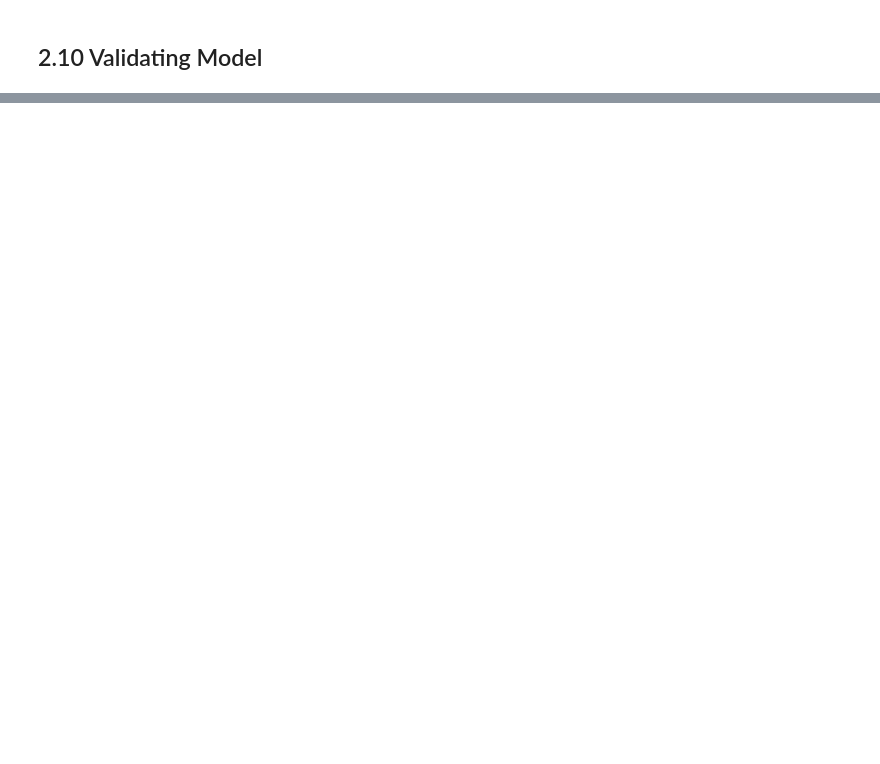
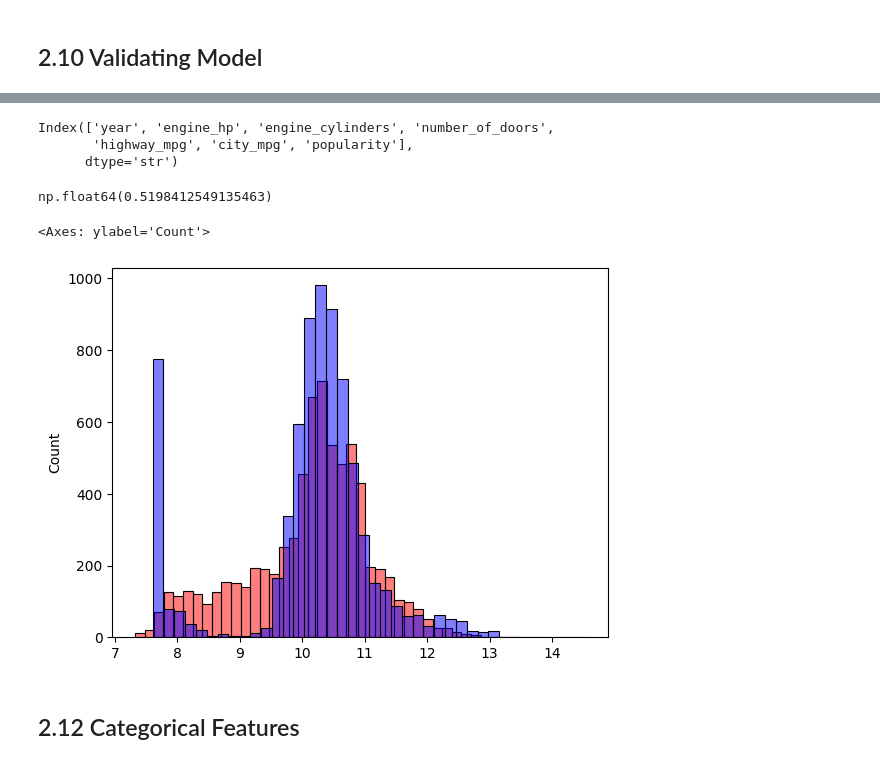
Before and after one commit to Sonu-Surendran/Machine_Learning, a Jupyter notebook: course2/ml_car_price.ipynb, the cells around one changed output, grey strips where cells are left out. Drawn from its saved outputs; the diff is of its cells as text; code cells hidden in the pictures; blank space fills up the shorter version.

Commit message:
linear regression with implementation completed

```diff
--- a/course2/ml_car_price.ipynb
+++ b/course2/ml_car_price.ipynb
@@ -560,0 +579,26 @@ array([[2015,   18,   13, 2031],
+# %%
+x_features = df_train.dtypes[(df_train.dtypes == "int64") | (df_train.dtypes == "float64")].index
+# %%
+x_features
+# %% [output]
+Index(['year', 'engine_hp', 'engine_cylinders', 'number_of_doors',
+       'highway_mpg', 'city_mpg', 'popularity'],
+      dtype='str')
+# %%
+x_train = data_preparation(df_train, x_features)
+# %%
+w0, w = regression(x_train, y_train)
+# %%
+pred = w0+x_train.dot(w)
+# %%
+rmse(pred, y_train)
+# %% [output]
+np.float64(0.5198412549135463)
+# %%
+sns.histplot(pred, bins=40, color="red", alpha=0.5)
+sns.histplot(y_train, bins=40, color="blue", alpha = 0.5)
+# %% [output]
+<Axes: ylabel='Count'>
+[figure, added]
+# %% [markdown]
+## 2.12 Categorical Features
```
Also changed, not shown: parts of 20 cells of this notebook.
